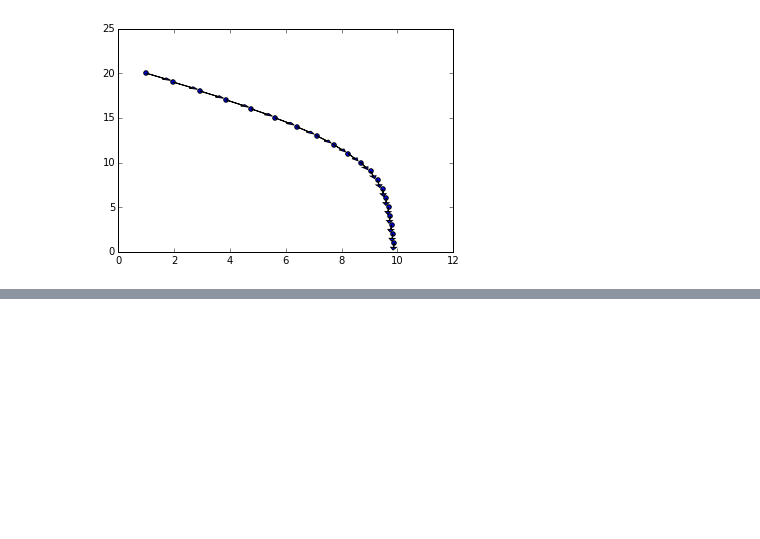
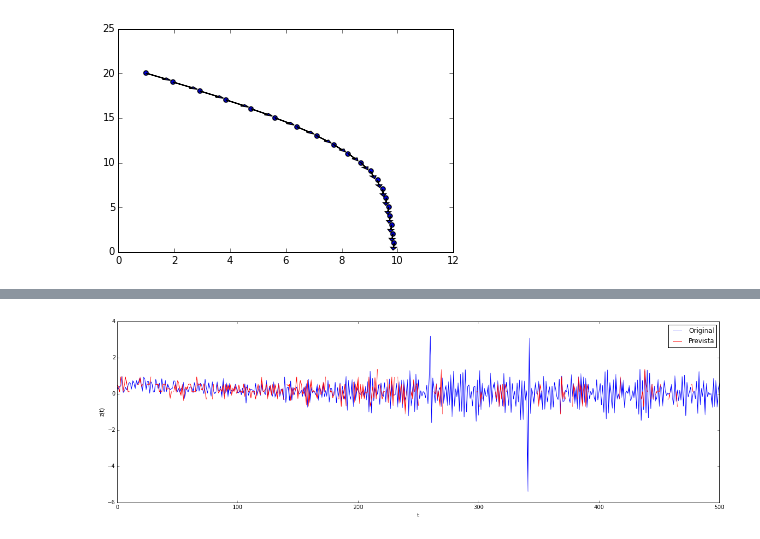
Before and after one commit to petroniocandido/LearningFuzzyRulesFromExamples, a Jupyter notebook: Mineração de Regras.ipynb, the cells around one changed output, grey strips where cells are left out. Saved outputs shown, nothing was run; the diff lists cells and outputs as text; code cells hidden in the pictures; blank space fills up the shorter version.

```diff
--- a/Mineração de Regras.ipynb
+++ b/Mineração de Regras.ipynb
@@ -548,0 +595,22 @@ scatter(x,y)
+# %%
+def cria_dataframe(timeserie,m):
+    labels = []
+    dados = []
+
+    for m1 in range(m,-1,-1):
+        labels.append('t'+str(m1))
+
+    for count in range(m + 1,len(timeserie)):
+        tmp = [0 for xx in range(0,m+1)]
+        for m1 in range(0,m+1):
+            tmp[m1] = timeserie[count - m-m1]
+        #print(tmp)
+        dados.append(tmp)
+
+    dfts = DataFrame(dados,columns=labels)
+    dfts.index = range(len(dfts['t0']))
+
+    return dfts
+# %%
+df_ts = cria_dataframe(ts,9)
+df_ts.head()
@@ -548,0 +624,4 @@ scatter(x,y)
+# %%
+particoes = [10 for xx in range(10)]
+conj6,reg6 = fuzzy_rule(df_ts,particoes)
+print_rule(reg6,'t0')
@@ -548,0 +646,19 @@ scatter(x,y)
+# %%
+zz = []
+for t in range(10,len(ts)):
+    ii = {'t0':0}
+    for ic in range(9,0,-1):
+        ii['t'+str(ic)] = ts[t-ic]
+    tmp = defuzzy_rule(ii,['t'+str(xx) for xx in range(9,0,-1)],'t0',conj6,reg6)
+    ii['t0'] = tmp
+    zz.append(tmp)
+# %%
+fig = plt.figure(figsize=[20,6])
+plt.ylabel('z(t)')
+plt.xlabel('t')
+po, = plot(ts,color='b',label='Original')
+pp, = plot(zz,color='r',label='Prevista')
+plt.legend(handles=[po,pp])
+fig.show()
+# %% [output]
+[figure, added]
```
Also changed, not shown: parts of 14 cells of this notebook, 1 other file.
